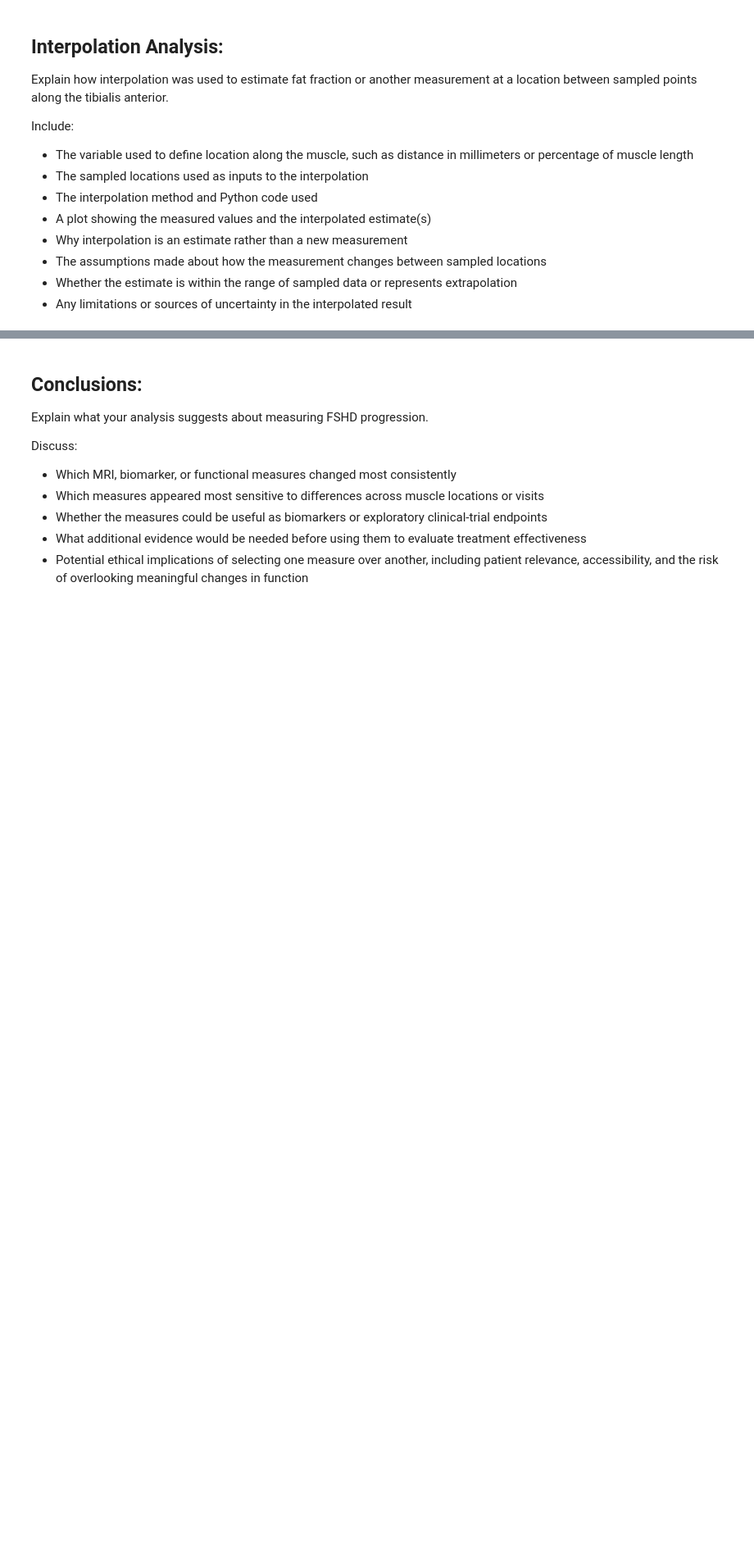
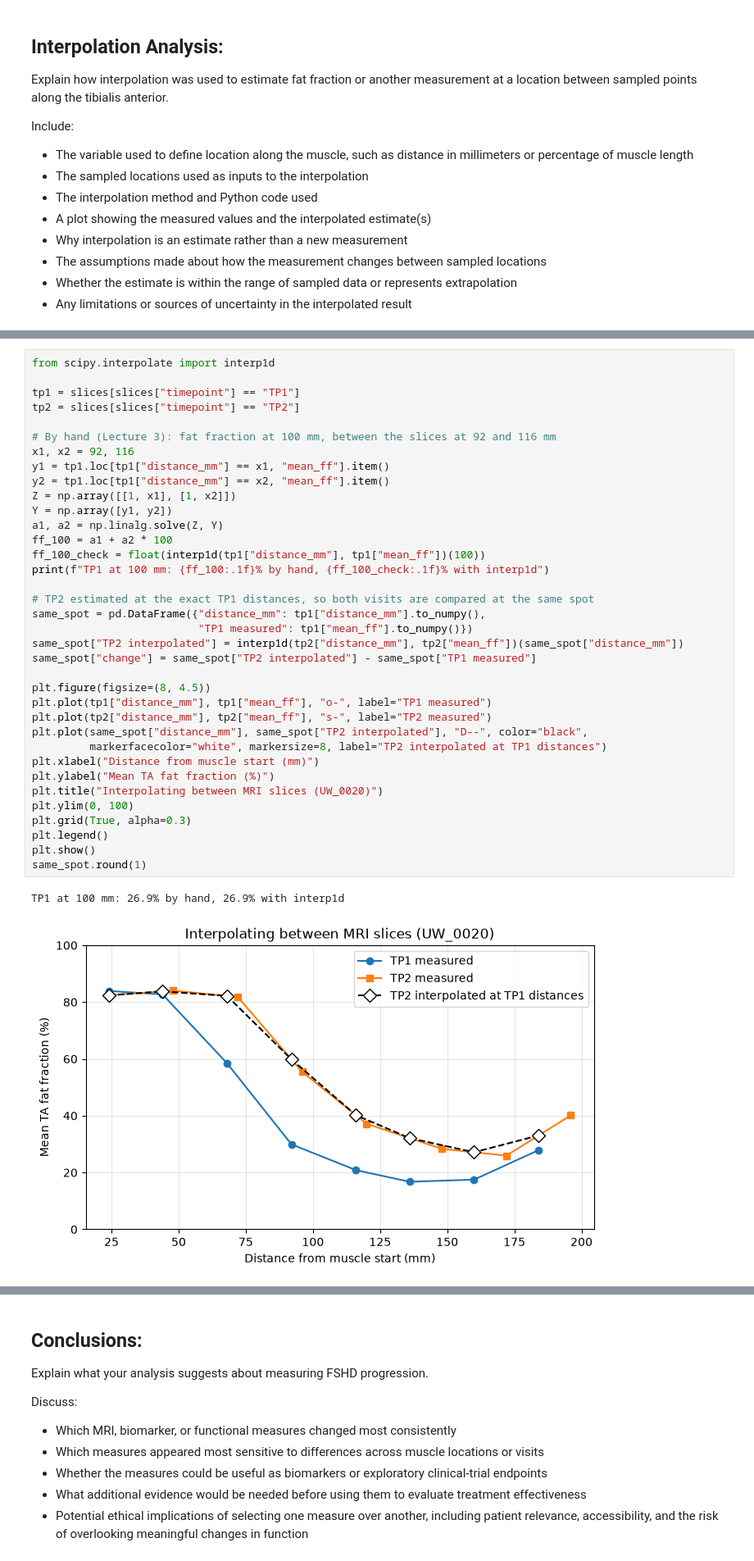
Before and after one commit to IliyaSomov-code/Module-2-Collab, a Jupyter notebook: FSHD_IliyaMakayla_Project.ipynb, the cells around one changed output, grey strips where cells are left out. Shown at 82% size. Saved outputs shown, nothing was run; the diff lists cells and outputs as text; blank space fills up the shorter version.

```diff
--- a/FSHD_IliyaMakayla_Project.ipynb
+++ b/FSHD_IliyaMakayla_Project.ipynb
@@ -397,0 +452,39 @@ Include:
+# %%
+from scipy.interpolate import interp1d
+
+tp1 = slices[slices["timepoint"] == "TP1"]
+tp2 = slices[slices["timepoint"] == "TP2"]
+
+# By hand (Lecture 3): fat fraction at 100 mm, between the slices at 92 and 116 mm
+x1, x2 = 92, 116
+y1 = tp1.loc[tp1["distance_mm"] == x1, "mean_ff"].item()
+y2 = tp1.loc[tp1["distance_mm"] == x2, "mean_ff"].item()
+Z = np.array([[1, x1], [1, x2]])
+Y = np.array([y1, y2])
+a1, a2 = np.linalg.solve(Z, Y)
+ff_100 = a1 + a2 * 100
+ff_100_check = float(interp1d(tp1["distance_mm"], tp1["mean_ff"])(100))
+print(f"TP1 at 100 mm: {ff_100:.1f}% by hand, {ff_100_check:.1f}% with interp1d")
+
+# TP2 estimated at the exact TP1 distances, so both visits are compared at the same spot
+same_spot = pd.DataFrame({"distance_mm": tp1["distance_mm"].to_numpy(),
+                          "TP1 measured": tp1["mean_ff"].to_numpy()})
+same_spot["TP2 interpolated"] = interp1d(tp2["distance_mm"], tp2["mean_ff"])(same_spot["distance_mm"])
+same_spot["change"] = same_spot["TP2 interpolated"] - same_spot["TP1 measured"]
+
+plt.figure(figsize=(8, 4.5))
+plt.plot(tp1["distance_mm"], tp1["mean_ff"], "o-", label="TP1 measured")
+plt.plot(tp2["distance_mm"], tp2["mean_ff"], "s-", label="TP2 measured")
+plt.plot(same_spot["distance_mm"], same_spot["TP2 interpolated"], "D--", color="black",
+         markerfacecolor="white", markersize=8, label="TP2 interpolated at TP1 distances")
+plt.xlabel("Distance from muscle start (mm)")
+plt.ylabel("Mean TA fat fraction (%)")
+plt.title("Interpolating between MRI slices (UW_0020)")
+plt.ylim(0, 100)
+plt.grid(True, alpha=0.3)
+plt.legend()
+plt.show()
+same_spot.round(1)
+# %% [output]
+TP1 at 100 mm: 26.9% by hand, 26.9% with interp1d
+[figure, added]
```
Also changed, not shown: parts of 6 cells of this notebook.
